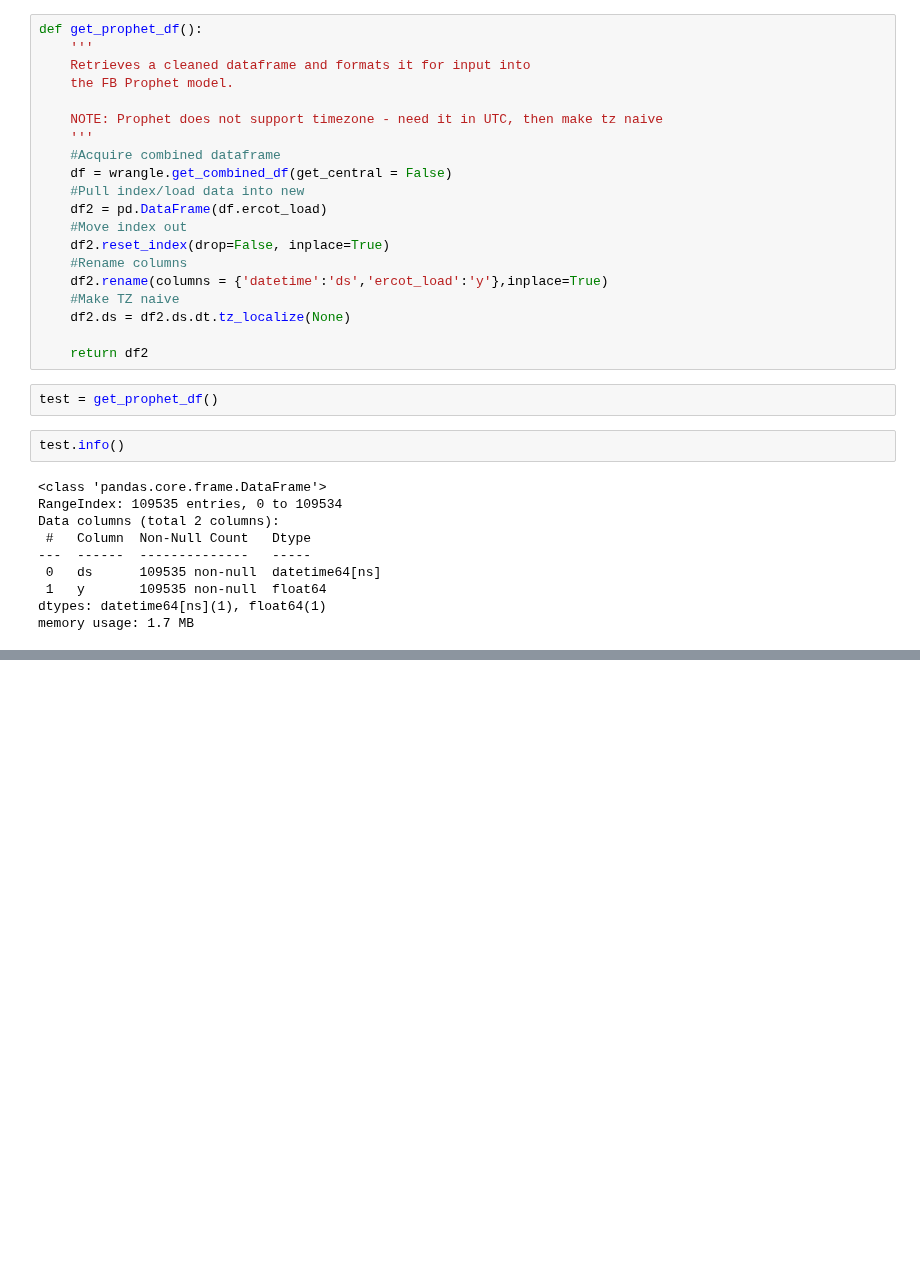
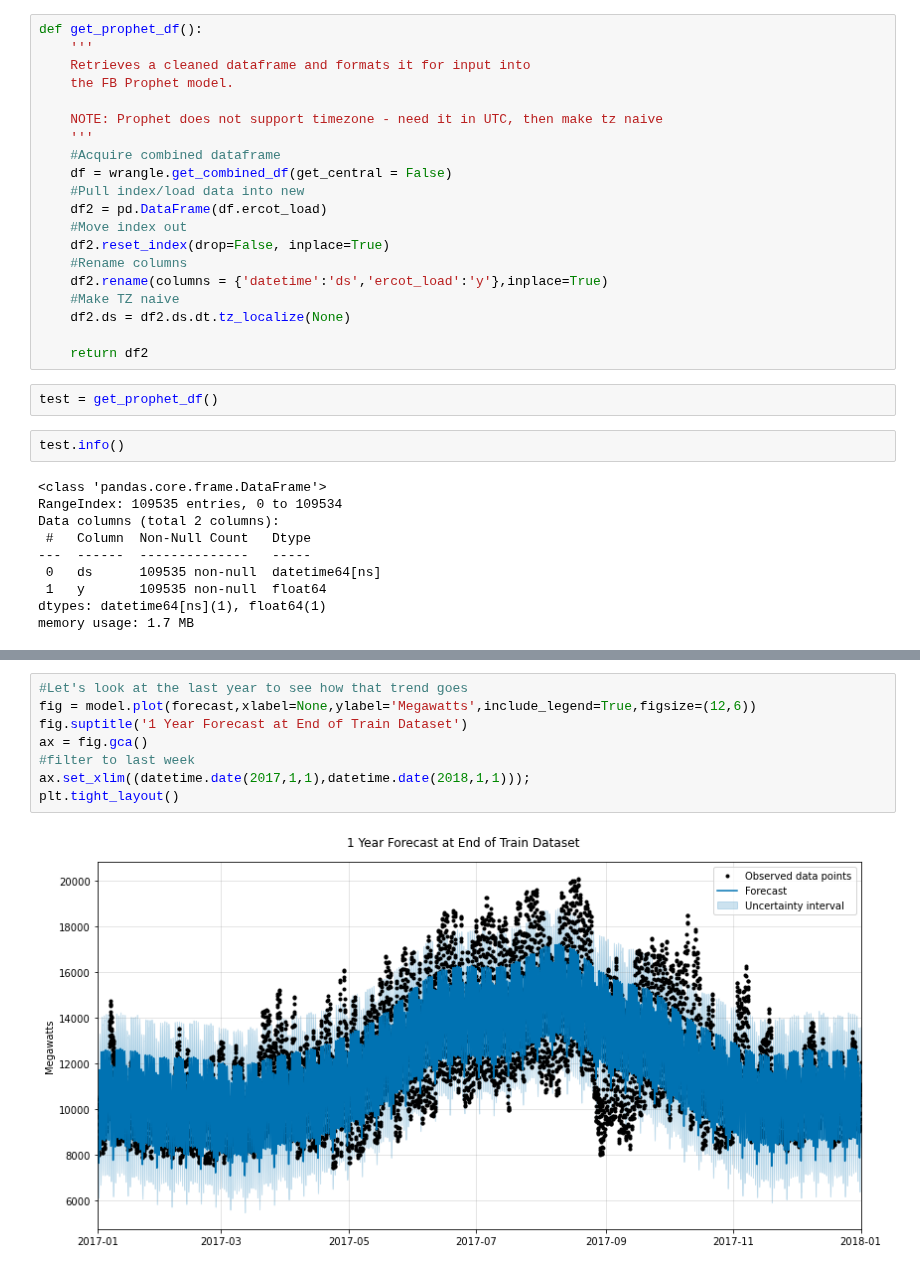
Before and after one commit to energy-demand-forecast/energy_demand_forecast, a Jupyter notebook: cayt_workspace/modeling.ipynb, the cells around one changed output, grey strips where cells are left out. Saved outputs shown, nothing was run; the diff lists cells and outputs as text; blank space fills up the shorter version.

```diff
--- a/cayt_workspace/modeling.ipynb
+++ b/cayt_workspace/modeling.ipynb
@@ -307,0 +382,10 @@ model.fit(test)
+# %%
+#Let's look at the last year to see how that trend goes
+fig = model.plot(forecast,xlabel=None,ylabel='Megawatts',include_legend=True,figsize=(12,6))
+fig.suptitle('1 Year Forecast at End of Train Dataset')
+ax = fig.gca()
+#filter to last week
+ax.set_xlim((datetime.date(2017,1,1),datetime.date(2018,1,1)));
+plt.tight_layout()
+# %% [output]
+[figure, added]
```
Also changed, not shown: parts of 30 cells of this notebook.
